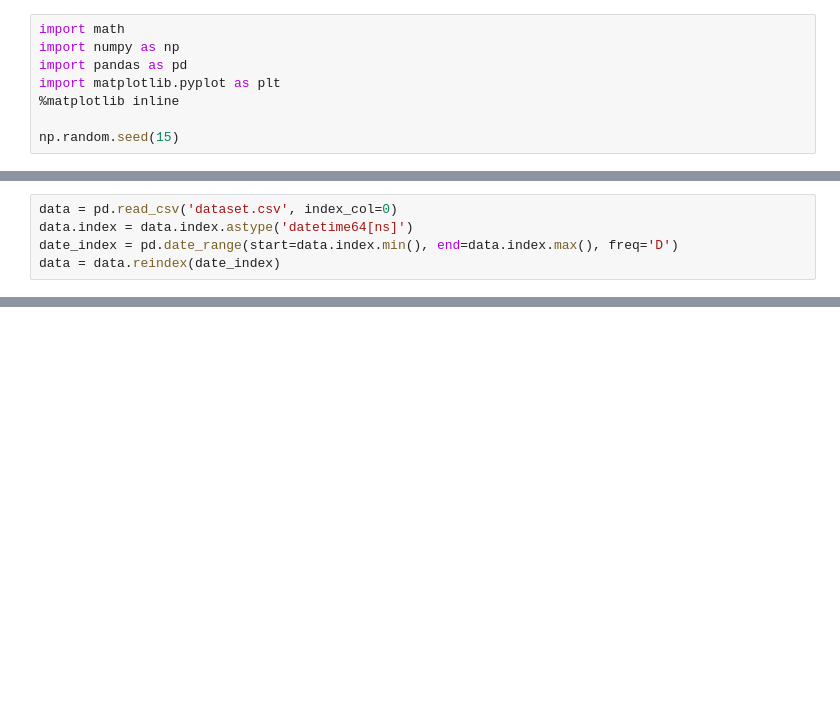
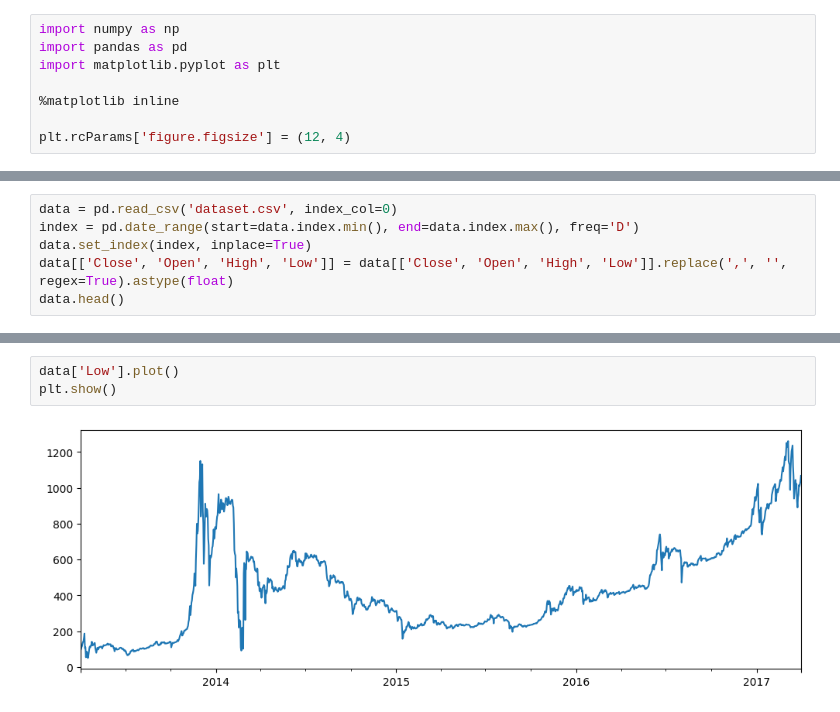
Before and after one commit to IgorTrevelin/MBA_TCC, a Jupyter notebook: main.ipynb, the cells around one changed output, grey strips where cells are left out. Cells and saved outputs as stored; diff of their text form; blank space fills up the shorter version.

```diff
--- a/main.ipynb
+++ b/main.ipynb
@@ -3,8 +1,8 @@
 # %%
-import math
 import numpy as np
 import pandas as pd
 import matplotlib.pyplot as plt
+
 %matplotlib inline
 
-np.random.seed(15)
+plt.rcParams['figure.figsize'] = (12, 4)
@@ -13,5 +9,6 @@ np.random.seed(15)
 # %%
 data = pd.read_csv('dataset.csv', index_col=0)
-data.index = data.index.astype('datetime64[ns]')
-date_index = pd.date_range(start=data.index.min(), end=data.index.max(), freq='D')
-data = data.reindex(date_index)
+index = pd.date_range(start=data.index.min(), end=data.index.max(), freq='D')
+data.set_index(index, inplace=True)
+data[['Close', 'Open', 'High', 'Low']] = data[['Close', 'Open', 'High', 'Low']].replace(',', '', regex=True).astype(float)
+data.head()
@@ -107,0 +40,5 @@ array(['AA', 'ABEV', 'AEO', 'AMD', 'APA', 'BA', 'BCS', 'BP', 'BSX', 'CCL',
+# %%
+data['Low'].plot()
+plt.show()
+# %% [output]
+[figure, added]
```
Also changed, not shown: parts of 16 cells of this notebook, 2 other files.
